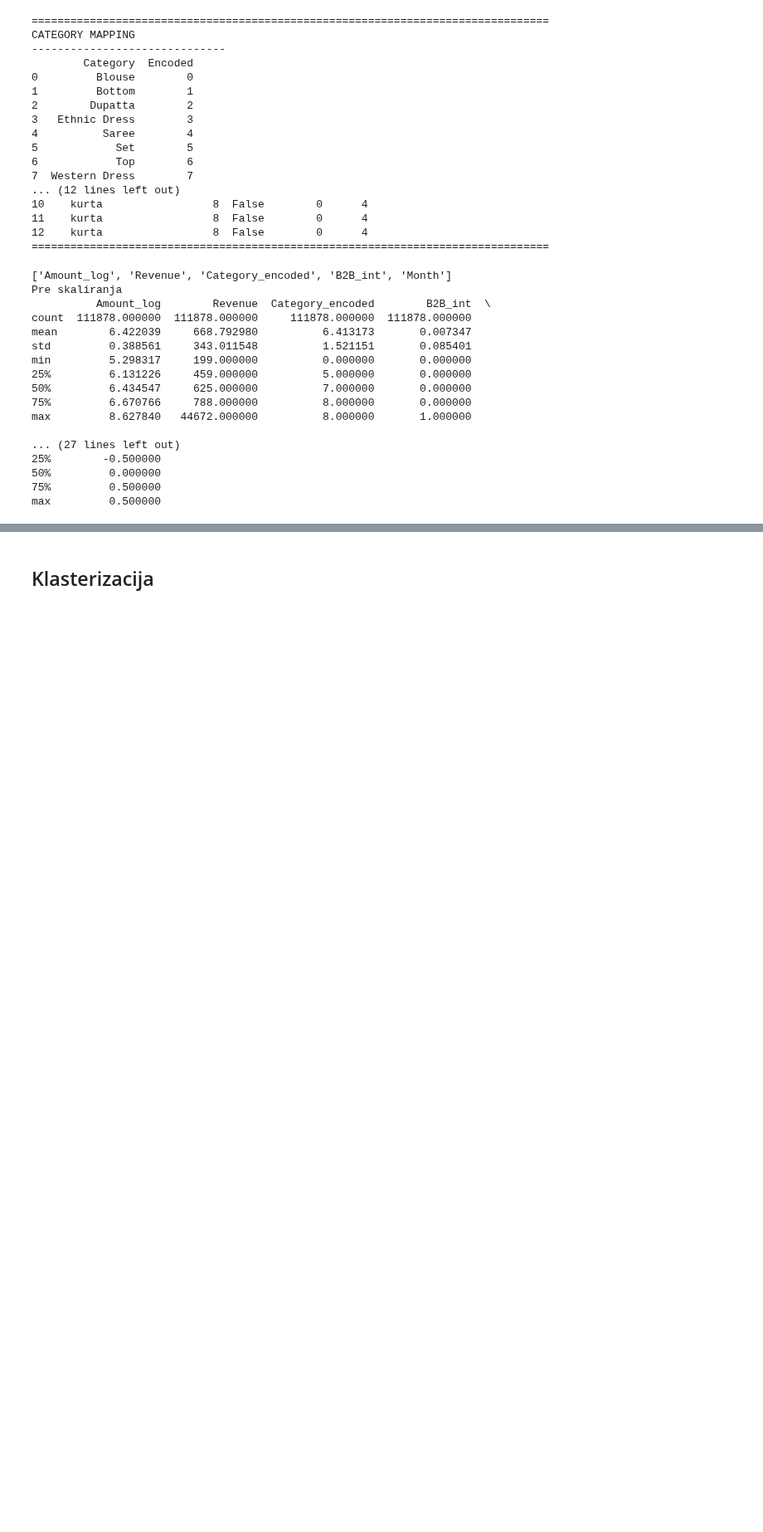
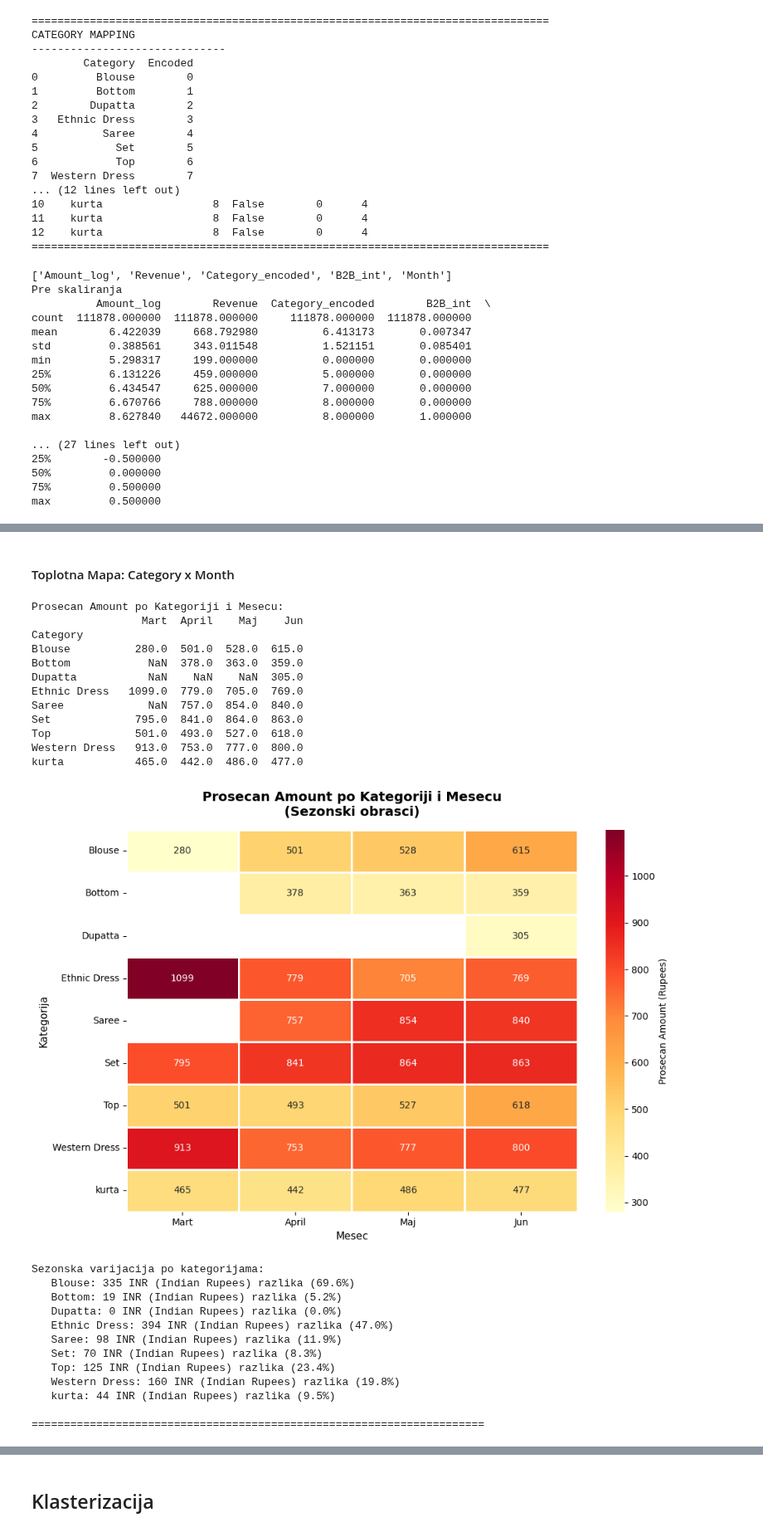
Before and after one commit to alxcek/mas-ai, a Jupyter notebook: machine_learning/02_e_commerce_sales_data/clustering.ipynb, the cells around one changed output, grey strips where cells are left out. Shown at 83% size. Drawn from its saved outputs; the diff is of its cells as text; code cells hidden in the pictures; blank space fills up the shorter version.

```diff
--- a/machine_learning/02_e_commerce_sales_data/clustering.ipynb
+++ b/machine_learning/02_e_commerce_sales_data/clustering.ipynb
@@ -382,0 +464,64 @@ max         0.500000
+# %% [markdown]
+#### Toplotna Mapa: Category x Month
+# %%
+month_names = {
+    1: 'Januar', 2: 'Februar', 3: 'Mart', 4: 'April',
+    5: 'Maj', 6: 'Jun', 7: 'Jul', 8: 'Avgust',
+    9: 'Septembar', 10: 'Oktobar', 11: 'Novembar', 12: 'Decembar'
+}
+
+pivot = df.pivot_table(values='Amount',
+                       index='Category',
+                       columns='Month',
+                       aggfunc='mean')
+
+pivot.columns = [month_names[m] for m in pivot.columns]
+
+print("\nProsecan Amount po Kategoriji i Mesecu:")
+print(pivot.round(0))
+
+plt.figure(figsize=(10, 7))
+
+sb.heatmap(pivot, annot=True, fmt='.0f', cmap='YlOrRd',
+            linewidths=1, cbar_kws={'label': 'Prosecan Amount (Rupees)'},
+            vmin=pivot.min().min(), vmax=pivot.max().max())
+
+plt.title('Prosecan Amount po Kategoriji i Mesecu\n(Sezonski obrasci)',
+          fontsize=14, fontweight='bold', pad=15)
+plt.xlabel('Mesec', fontsize=11)
+plt.ylabel('Kategorija', fontsize=11)
+plt.tight_layout()
+plt.show()
+
+print("\nSezonska varijacija po kategorijama:")
+for cat in pivot.index:
+    diff = pivot.loc[cat].max() - pivot.loc[cat].min()
+    print(f"   {cat}: {diff:.0f} INR (Indian Rupees) razlika ({diff/pivot.loc[cat].mean()*100:.1f}%)")
+
+print("\n" + "="*70)
+# %% [output]
+Prosecan Amount po Kategoriji i Mesecu:
+                 Mart  April    Maj    Jun
+Category
+Blouse          280.0  501.0  528.0  615.0
+Bottom            NaN  378.0  363.0  359.0
+Dupatta           NaN    NaN    NaN  305.0
+Ethnic Dress   1099.0  779.0  705.0  769.0
+Saree             NaN  757.0  854.0  840.0
+Set             795.0  841.0  864.0  863.0
+Top             501.0  493.0  527.0  618.0
+Western Dress   913.0  753.0  777.0  800.0
+kurta           465.0  442.0  486.0  477.0
+[figure, added]
+Sezonska varijacija po kategorijama:
+   Blouse: 335 INR (Indian Rupees) razlika (69.6%)
+   Bottom: 19 INR (Indian Rupees) razlika (5.2%)
+   Dupatta: 0 INR (Indian Rupees) razlika (0.0%)
+   Ethnic Dress: 394 INR (Indian Rupees) razlika (47.0%)
+   Saree: 98 INR (Indian Rupees) razlika (11.9%)
+   Set: 70 INR (Indian Rupees) razlika (8.3%)
+   Top: 125 INR (Indian Rupees) razlika (23.4%)
+   Western Dress: 160 INR (Indian Rupees) razlika (19.8%)
+   kurta: 44 INR (Indian Rupees) razlika (9.5%)
+
+======================================================================
```
Also changed, not shown: parts of 5 cells of this notebook.
